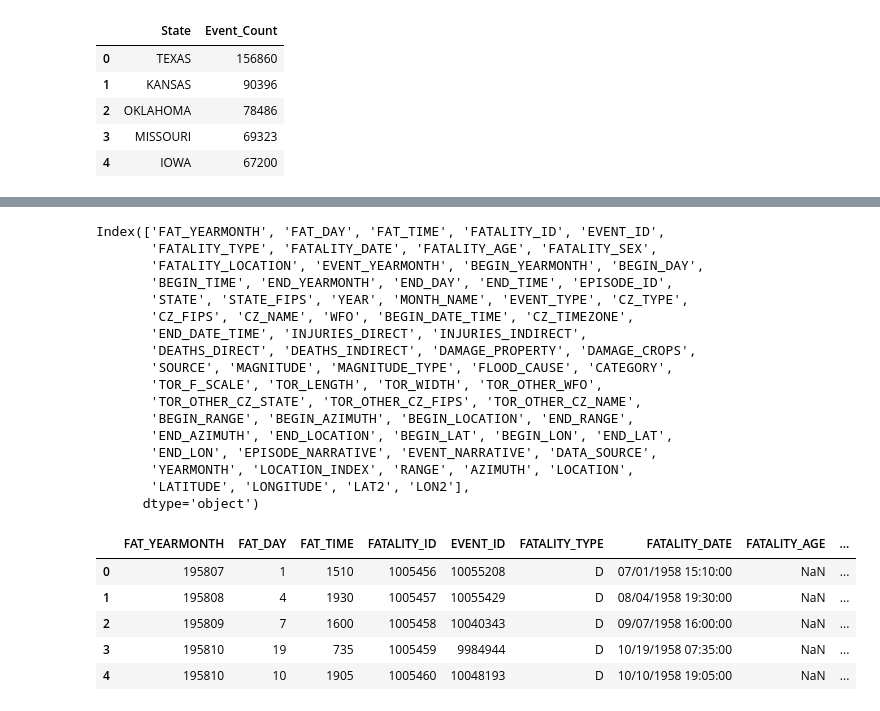
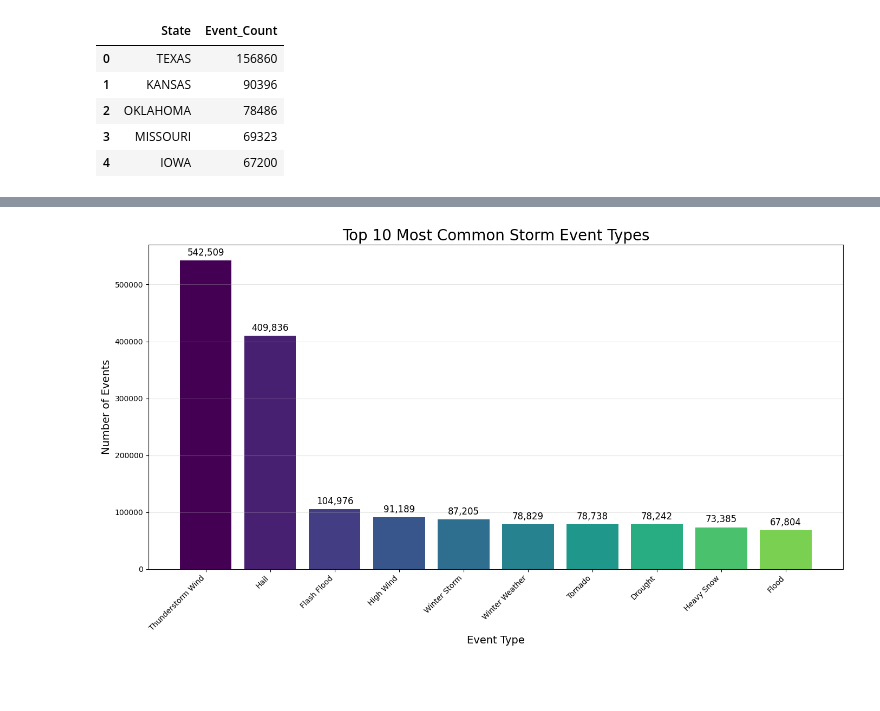
Before and after one commit to com-480-data-visualization/com-480-project-ca_roille_aux_states, a Jupyter notebook: EDA_Luc.ipynb, the cells around one changed output, grey strips where cells are left out. Saved outputs shown, nothing was run; the diff lists cells and outputs as text; code cells hidden in the pictures; blank space fills up the shorter version.

```diff
--- a/EDA_Luc.ipynb
+++ b/EDA_Luc.ipynb
@@ -371,20 +300,0 @@ concat_df.head()
-# %%
-concat_df.columns
-# %% [output]
-Index(['FAT_YEARMONTH', 'FAT_DAY', 'FAT_TIME', 'FATALITY_ID', 'EVENT_ID',
-       'FATALITY_TYPE', 'FATALITY_DATE', 'FATALITY_AGE', 'FATALITY_SEX',
-       'FATALITY_LOCATION', 'EVENT_YEARMONTH', 'BEGIN_YEARMONTH', 'BEGIN_DAY',
-       'BEGIN_TIME', 'END_YEARMONTH', 'END_DAY', 'END_TIME', 'EPISODE_ID',
-       'STATE', 'STATE_FIPS', 'YEAR', 'MONTH_NAME', 'EVENT_TYPE', 'CZ_TYPE',
-       'CZ_FIPS', 'CZ_NAME', 'WFO', 'BEGIN_DATE_TIME', 'CZ_TIMEZONE',
-       'END_DATE_TIME', 'INJURIES_DIRECT', 'INJURIES_INDIRECT',
-       'DEATHS_DIRECT', 'DEATHS_INDIRECT', 'DAMAGE_PROPERTY', 'DAMAGE_CROPS',
-       'SOURCE', 'MAGNITUDE', 'MAGNITUDE_TYPE', 'FLOOD_CAUSE', 'CATEGORY',
-       'TOR_F_SCALE', 'TOR_LENGTH', 'TOR_WIDTH', 'TOR_OTHER_WFO',
-       'TOR_OTHER_CZ_STATE', 'TOR_OTHER_CZ_FIPS', 'TOR_OTHER_CZ_NAME',
-       'BEGIN_RANGE', 'BEGIN_AZIMUTH', 'BEGIN_LOCATION', 'END_RANGE',
-       'END_AZIMUTH', 'END_LOCATION', 'BEGIN_LAT', 'BEGIN_LON', 'END_LAT',
-       'END_LON', 'EPISODE_NARRATIVE', 'EVENT_NARRATIVE', 'DATA_SOURCE',
-       'YEARMONTH', 'LOCATION_INDEX', 'RANGE', 'AZIMUTH', 'LOCATION',
-       'LATITUDE', 'LONGITUDE', 'LAT2', 'LON2'],
-      dtype='object')
@@ -393,10 +301,22 @@ assert 'EVENT_ID' in concat_df.columns and 'EPISODE_ID' in concat_df.columns, "T
-# %%
-# check out a random dataframe
-dfs[50].head(5)
-# %% [output]
-|  | FAT_YEARMONTH | FAT_DAY | FAT_TIME | FATALITY_ID | EVENT_ID | FATALITY_TYPE | FATALITY_DATE | FATALITY_AGE | ... |
-| 0 | 195807 | 1 | 1510 | 1005456 | 10055208 | D | 07/01/1958 15:10:00 | NaN | ... |
-| 1 | 195808 | 4 | 1930 | 1005457 | 10055429 | D | 08/04/1958 19:30:00 | NaN | ... |
-| 2 | 195809 | 7 | 1600 | 1005458 | 10040343 | D | 09/07/1958 16:00:00 | NaN | ... |
-| 3 | 195810 | 19 | 735 | 1005459 | 9984944 | D | 10/19/1958 07:35:00 | NaN | ... |
-| 4 | 195810 | 10 | 1905 | 1005460 | 10048193 | D | 10/10/1958 19:05:00 | NaN | ... |
+# %%
+event_type_counts = df_details['Event_Type'].value_counts()
+top_events = event_type_counts.head(10)
+
+plt.figure(figsize=(14, 8))
+bars = plt.bar(top_events.index, top_events.values, color=plt.cm.viridis(np.linspace(0, 0.8, len(top_events))))
+plt.title('Top 10 Most Common Storm Event Types', fontsize=20)
+plt.xlabel('Event Type', fontsize=14)
+plt.ylabel('Number of Events', fontsize=14)
+plt.xticks(rotation=45, ha='right')
+plt.grid(axis='y', alpha=0.3)
+
+# Add count labels on top of bars
+for bar in bars:
+    height = bar.get_height()
+    plt.text(bar.get_x() + bar.get_width()/2., height + 5000,
+             f'{height:,}', ha='center', va='bottom', fontsize=12)
+
+plt.tight_layout()
+plt.show()
+# %% [output]
+[figure, added]
```
Also changed, not shown: parts of 11 cells of this notebook.
